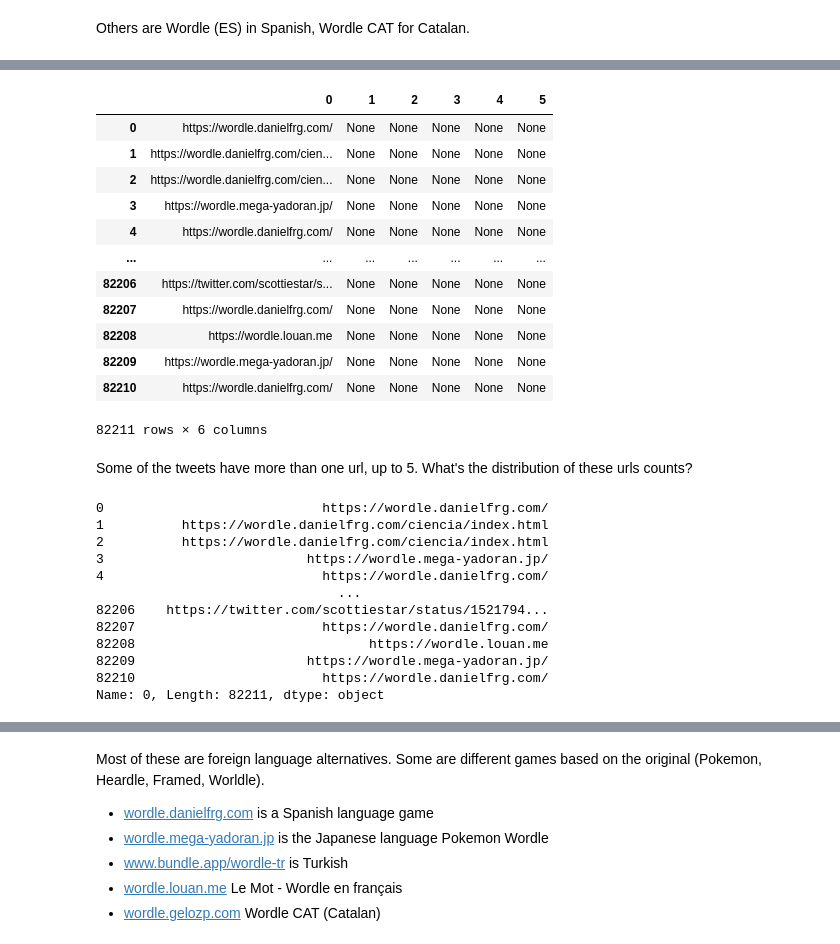
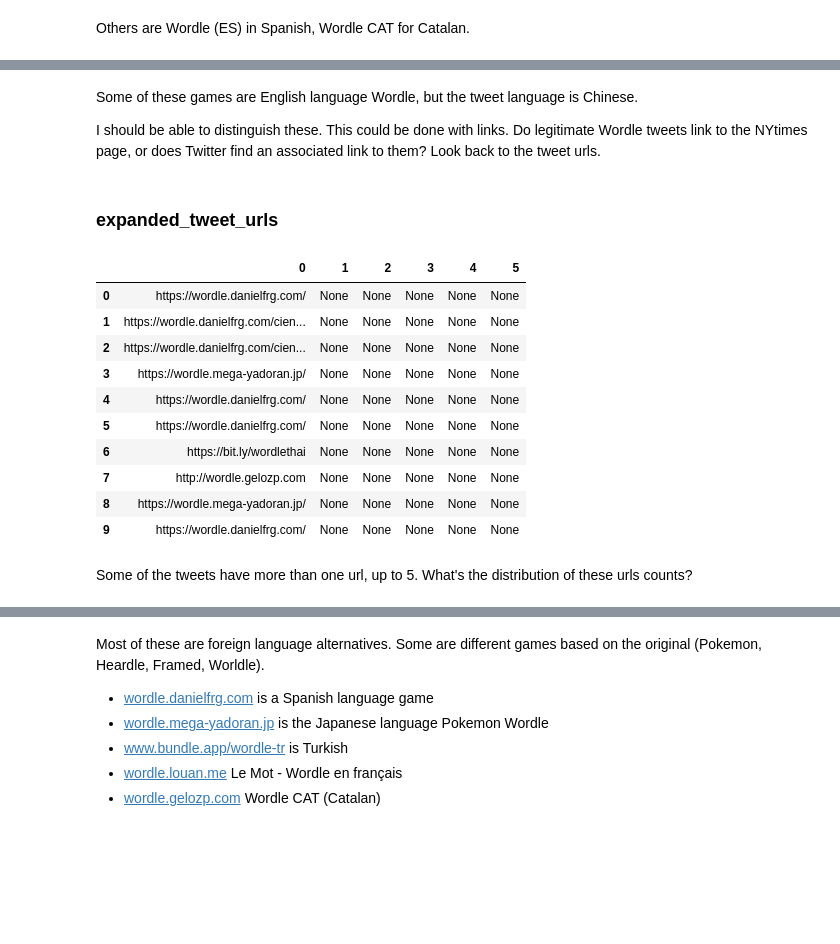
Before and after one commit to dtersegno/capstone, a Jupyter notebook: 3_EDA.ipynb, the cells around one changed output, grey strips where cells are left out. Saved outputs shown, nothing was run; the diff lists cells and outputs as text; code cells hidden in the pictures; blank space fills up the shorter version.

```diff
--- a/3_EDA.ipynb
+++ b/3_EDA.ipynb
@@ -1518 +1429,8 @@ expanded_tweet_urls
+# %% [markdown]
+Some of these games are English language Wordle, but the tweet language is Chinese.
+
+I should be able to distinguish these. This could be done with links. Do legitimate Wordle tweets link to the NYtimes page, or does Twitter find an associated link to them? Look back to the tweet urls.
+# %% [markdown]
+
+### expanded_tweet_urls
 # %%
@@ -1526,38 +1445,22 @@ just_the_urls_list = [
 
 just_the_urls = pd.DataFrame(just_the_urls_list)
 # %%
-just_the_urls
+# look at some of that list
+just_the_urls[:10]
 # %% [output]
 |  | 0 | 1 | 2 | 3 | 4 | 5 |
 | 0 | https://wordle.danielfrg.com/ | None | None | None | None | None |
 | 1 | https://wordle.danielfrg.com/cien... | None | None | None | None | None |
 | 2 | https://wordle.danielfrg.com/cien... | None | None | None | None | None |
 | 3 | https://wordle.mega-yadoran.jp/ | None | None | None | None | None |
 | 4 | https://wordle.danielfrg.com/ | None | None | None | None | None |
-| ... | ... | ... | ... | ... | ... | ... |
-| 82206 | https://twitter.com/scottiestar/s... | None | None | None | None | None |
-| 82207 | https://wordle.danielfrg.com/ | None | None | None | None | None |
-| 82208 | https://wordle.louan.me | None | None | None | None | None |
-| 82209 | https://wordle.mega-yadoran.jp/ | None | None | None | None | None |
-| 82210 | https://wordle.danielfrg.com/ | None | None | None | None | None |
+| 5 | https://wordle.danielfrg.com/ | None | None | None | None | None |
+| 6 | https://bit.ly/wordlethai | None | None | None | None | None |
+| 7 | http://wordle.gelozp.com | None | None | None | None | None |
+| 8 | https://wordle.mega-yadoran.jp/ | None | None | None | None | None |
+| 9 | https://wordle.danielfrg.com/ | None | None | None | None | None |
-82211 rows × 6 columns
 # %% [markdown]
 Some of the tweets have more than one url, up to 5. What's the distribution of these urls counts?
-# %%
-just_the_urls[0]
-# %% [output]
-0                            https://wordle.danielfrg.com/
-1          https://wordle.danielfrg.com/ciencia/index.html
-2          https://wordle.danielfrg.com/ciencia/index.html
-3                          https://wordle.mega-yadoran.jp/
-4                            https://wordle.danielfrg.com/
-                               ...
-82206    https://twitter.com/scottiestar/status/1521794...
-82207                        https://wordle.danielfrg.com/
-82208                              https://wordle.louan.me
-82209                      https://wordle.mega-yadoran.jp/
-82210                        https://wordle.danielfrg.com/
-Name: 0, Length: 82211, dtype: object
 # %%
 # get the numbers of tweets with each number of urls attached
 filled_number = [len(tudf)]
```
Also changed, not shown: parts of 97 cells of this notebook, 5 other files.
